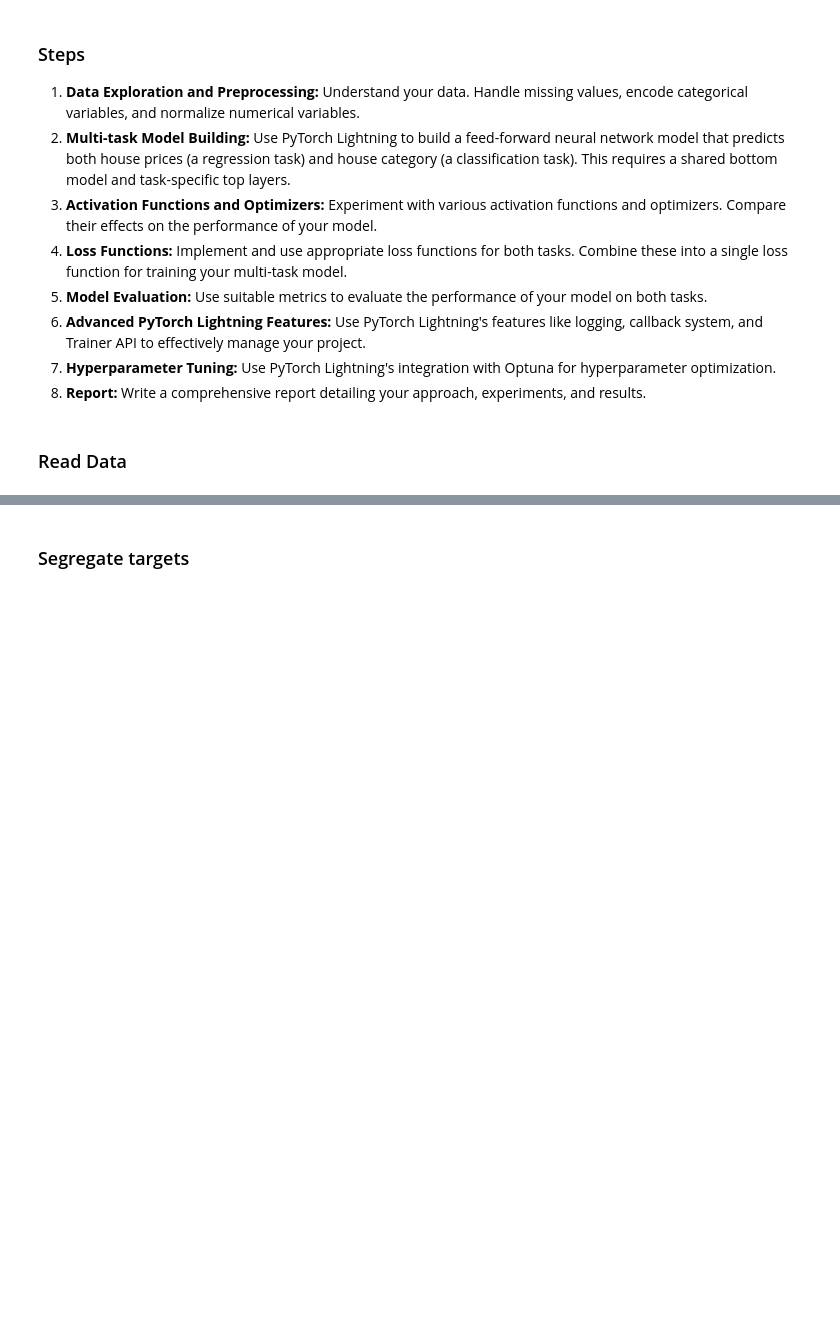
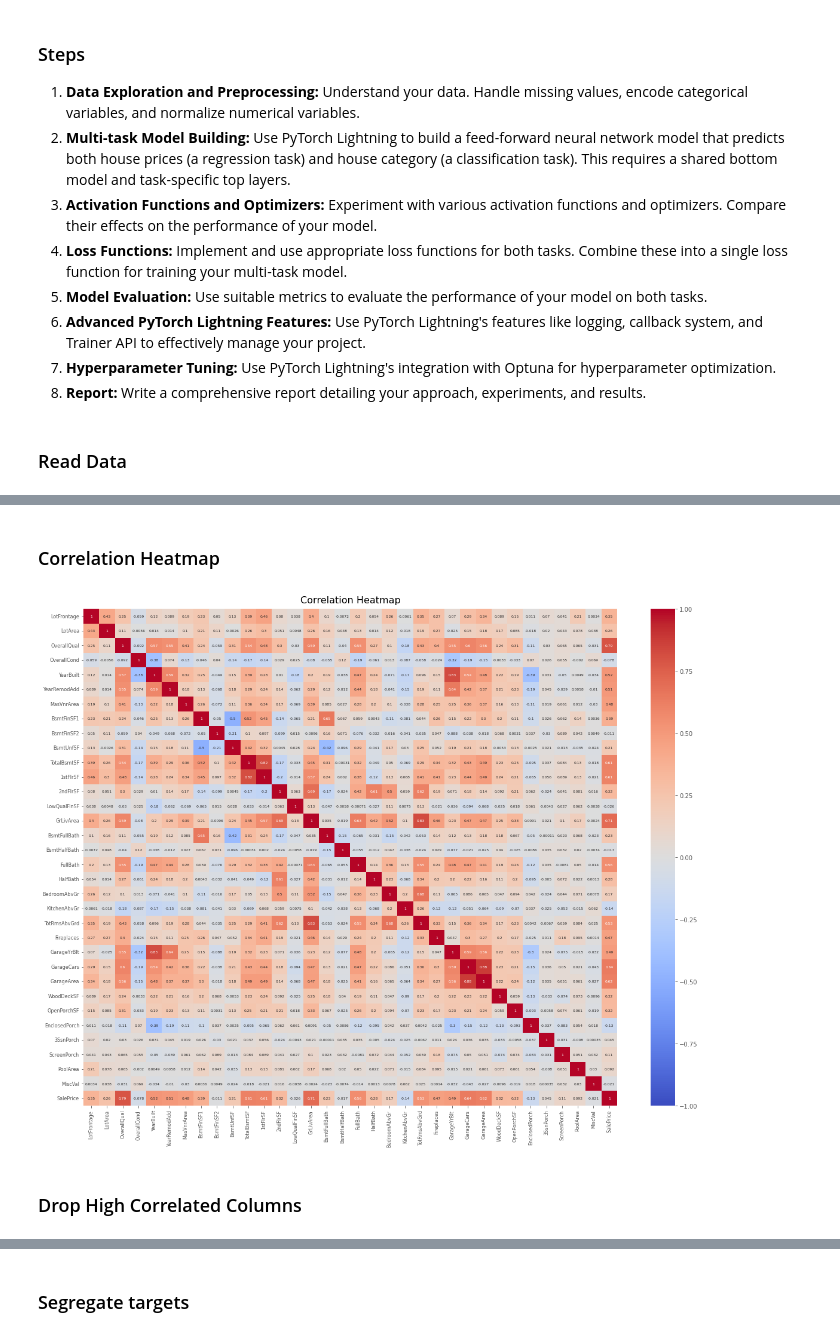
Before and after one commit to yingfangliang/house-price-multi-task-learning, a Jupyter notebook: house_prices_multi_task.ipynb, the cells around one changed output, grey strips where cells are left out. Drawn from its saved outputs; the diff is of its cells as text; code cells hidden in the pictures; blank space fills up the shorter version.

```diff
--- a/house_prices_multi_task.ipynb
+++ b/house_prices_multi_task.ipynb
@@ -72,0 +76,17 @@ Index(['Id', 'MSSubClass', 'MSZoning', 'LotFrontage', 'LotArea', 'Street',
+# %% [markdown]
+### Correlation Heatmap
+# %%
+plt.style.use("ggplot")
+plt.figure(figsize=(20, 15), dpi = 72)
+hm = sns.heatmap(df.loc[:, df.columns!= "Id"].corr(),
+                 vmin = -1, vmax = 1,
+                 annot = True, annot_kws={"fontsize": 6},
+                 cmap = "coolwarm")
+hm.set_title("Correlation Heatmap", fontdict={'fontsize': 16}, pad = 10)
+plt.xticks(fontsize = 8)
+plt.yticks(fontsize = 8)
+plt.show()
+# %% [output]
+[figure, added]
+# %% [markdown]
+### Drop High Correlated Columns
```
Also changed, not shown: parts of 21 cells of this notebook.
